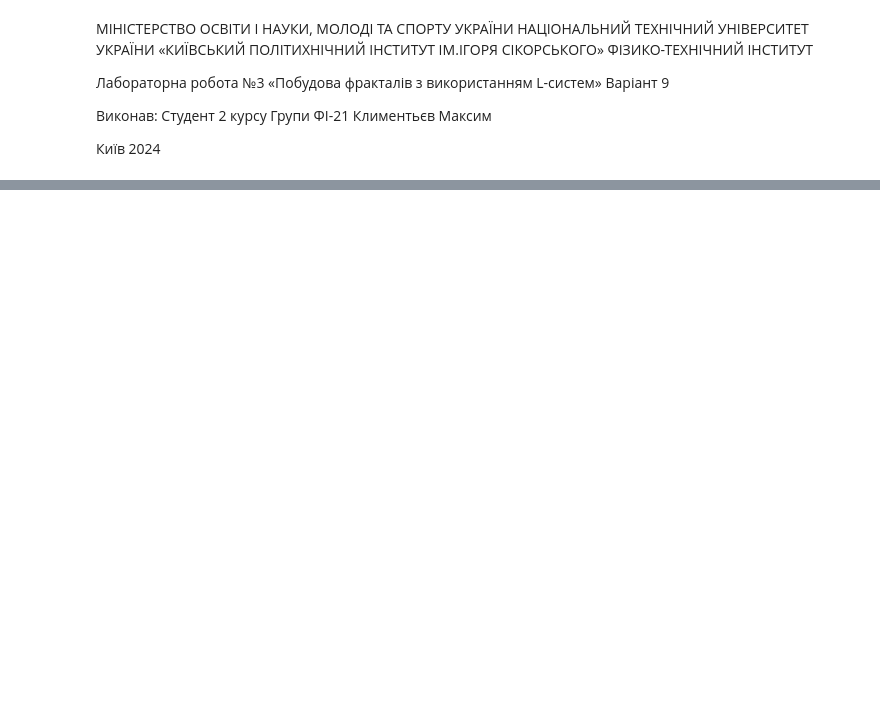
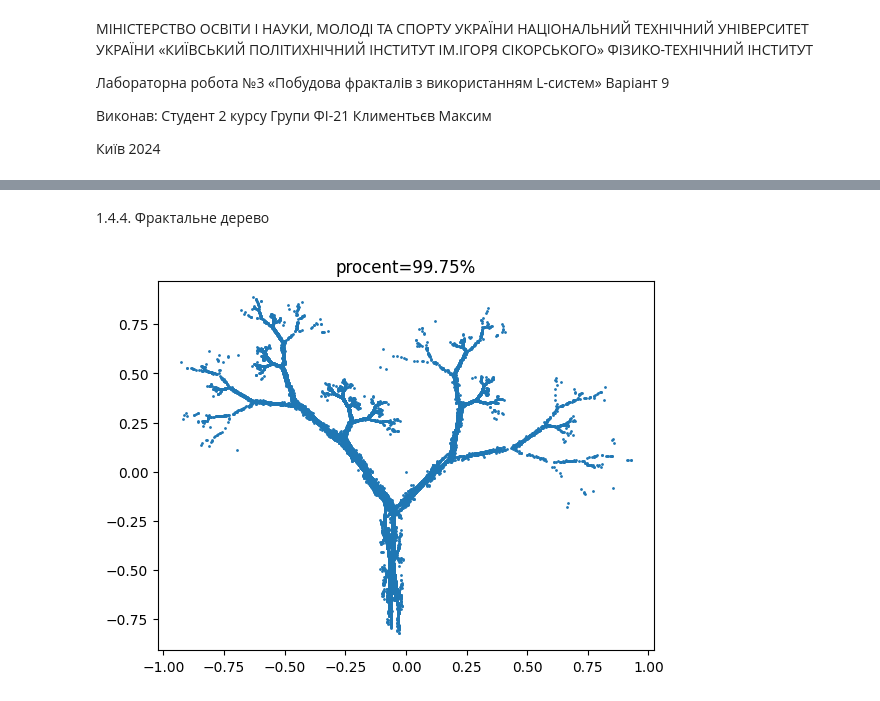
Before and after one commit to KlymentievMaksym/CompGraph, a Jupyter notebook: Lab4.ipynb, the cells around one changed output, grey strips where cells are left out. Cells and saved outputs as stored; diff of their text form; code cells hidden in the pictures; blank space fills up the shorter version.

```diff
--- a/Lab4.ipynb
+++ b/Lab4.ipynb
@@ -88,0 +158,13 @@ Fractal([
+# %% [markdown]
+1.4.4. Фрактальне дерево
+# %%
+fractal_tree = Fractal([
+    redo_row("0,0500 -0,0500 0,0300 -0,0300 0,5600 0,1900 -0,3300"),
+    redo_row("0,0000 0,0000 -0,1400 0,1400 0,4400 0,0700 -0,3400"),
+    redo_row("0,0000 0,0000 0,0000 0,0000 -0,3700 -0,1000 -0,3300"),
+    redo_row("0,4000 -0,4000 0,2600 -0,2600 0,5100 0,1500 0,3400"),
+    redo_row("-0,0600 -0,0600 -0,1600 -0,1600 0,3000 -0,2000 -0,5400"),
+    redo_row("-0,4700 -0,4700 -0,0100 -0,0100 0,1500 0,2800 0,3900"),
+], 3, 10**4*4, multiplayer=100, name='fractal_tree')
+# %% [output]
+[figure, added]
```
Also changed, not shown: parts of 47 cells of this notebook, 3 other files.
